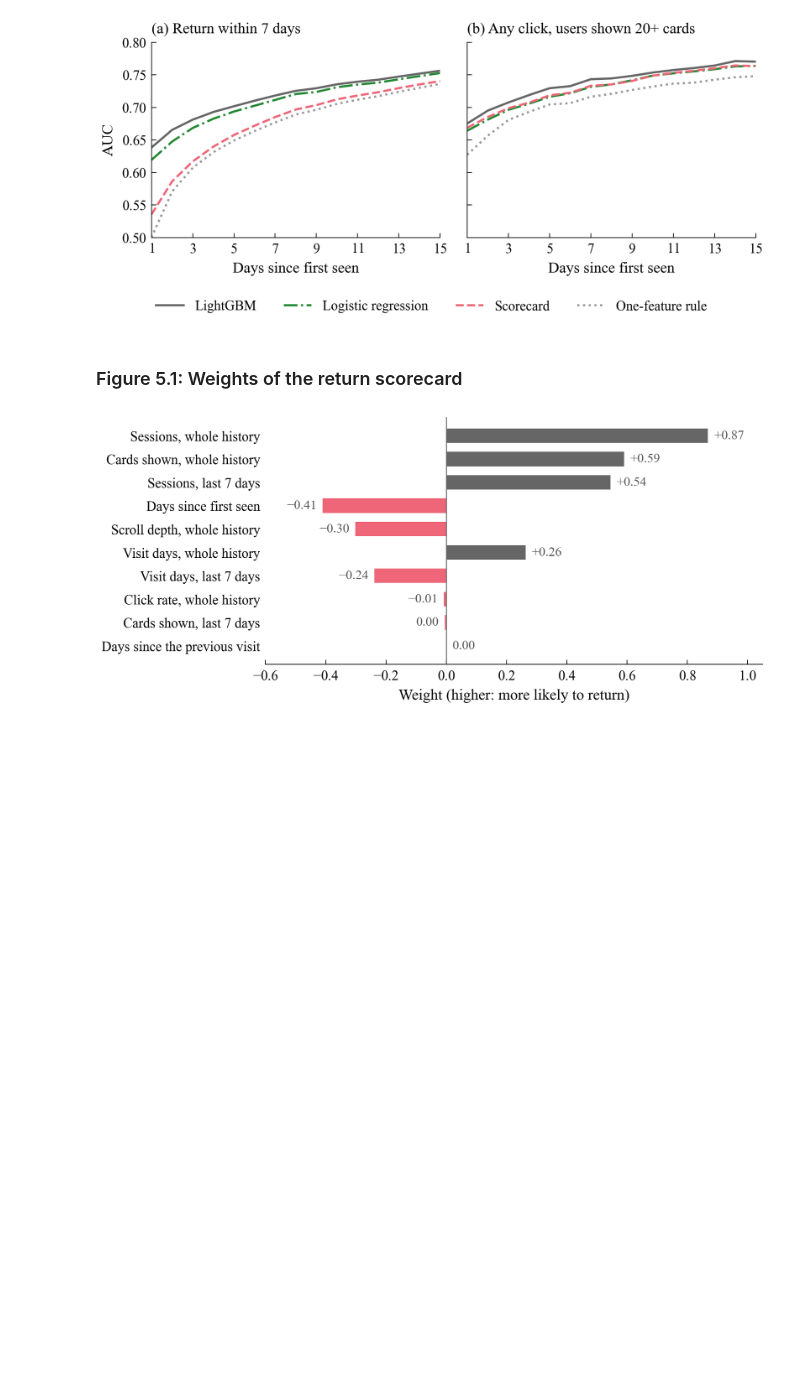
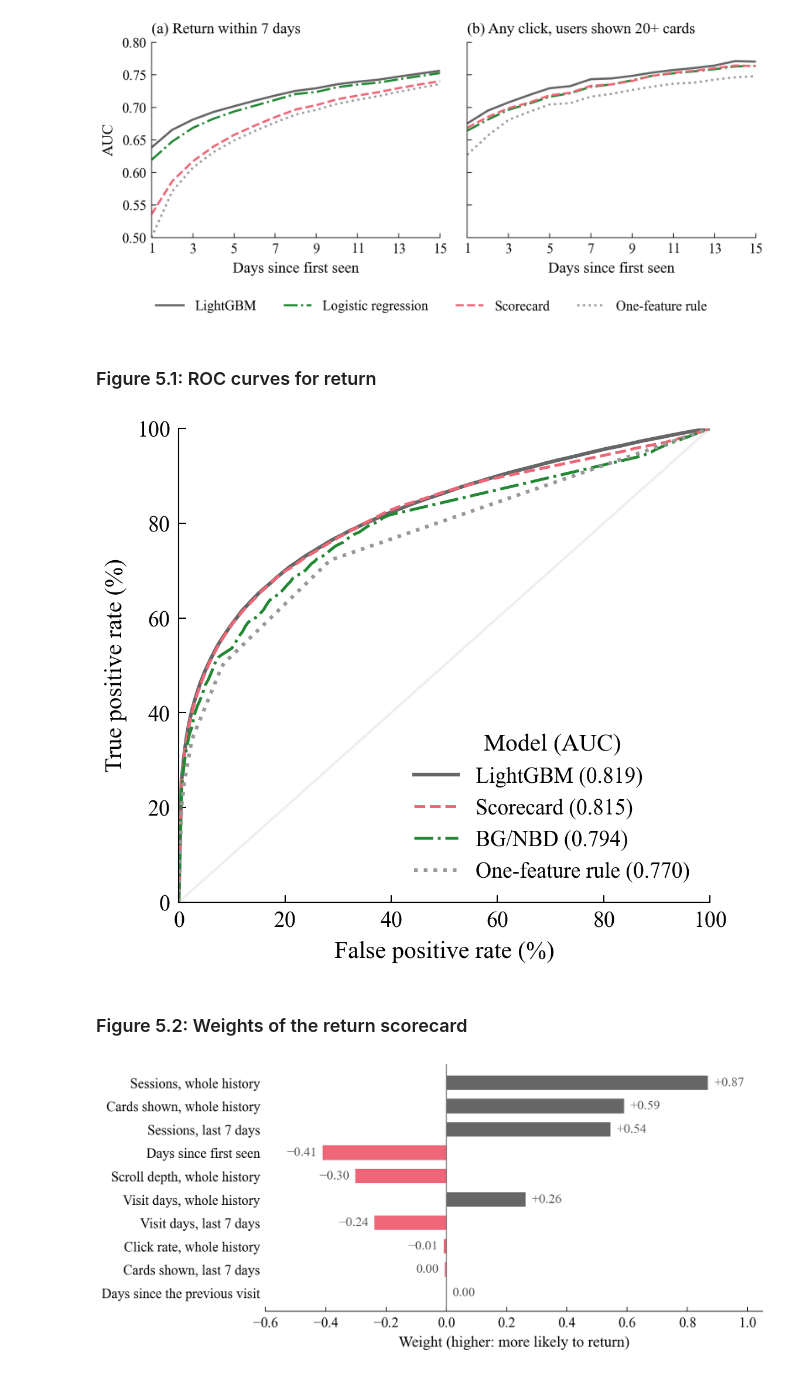
Before and after one commit to arturbstos/netease, a Jupyter notebook: notebooks/05_figures.ipynb, the cells around one changed output. Saved outputs shown, nothing was run; the diff lists cells and outputs as text; code cells hidden in the pictures; blank space fills up the shorter version.

Commit message:
Add ROC and scorecard correlation charts, fix the last figure cell

```diff
--- a/notebooks/05_figures.ipynb
+++ b/notebooks/05_figures.ipynb
@@ -319,8 +319,26 @@ fig.legend(*axs[0].get_legend_handles_labels(), loc="lower center", ncol=4, bbox
 save(fig, "ch5_learning_curve")
 # %% [output]
 [figure]
+# %% [markdown]
+### Figure 5.1: ROC curves for return
+# %%
+# ROC curves for return on the test snapshots. As a model's cutoff is lowered, the curve traces the share of returning
+# users it picks up (true positive rate) against the share of non-returning users picked up with them (false positive
+# rate). The AUC of each model, in the legend, is the area under its curve.
+d = C("13_roc_curves")
+STY = {"LightGBM": (BLUE, "-", 1.5), "Scorecard": (RED, "--", 1.2), "BG/NBD": (GREEN, "-.", 1.2), "One-feature rule": (REF, ":", 1.5)}
+fig, ax = plt.subplots(figsize=(3.9, 3.5))
+ax.plot([0, 100], [0, 100], color=SHADE, lw=1.0)
+for name, (col, ls, lw) in STY.items():
+    g = d[d.model == name]
+    ax.plot(100 * g.false_positive_rate, 100 * g.true_positive_rate, color=col, ls=ls, lw=lw, label=f"{name} ({g.auc.iloc[0]:.3f})")
+ax.set_xlabel("False positive rate (%)"); ax.set_ylabel("True positive rate (%)")
+ax.set_xlim(0, 100); ax.set_ylim(0, 100); ax.legend(loc="lower right", title="Model (AUC)")
+save(fig, "ch5_roc")
+# %% [output]
+[figure, added]
 # %% [markdown]
-### Figure 5.1: Weights of the return scorecard
+### Figure 5.2: Weights of the return scorecard
 # %%
 # Weights of the return scorecard: change in the log-odds of returning for a count one standard deviation higher
 w = J("10_panel_models")["R_return"]["scorecard_coefficients_per_sd"]
```
Also changed, not shown: parts of 13 cells of this notebook, 26 other files.
